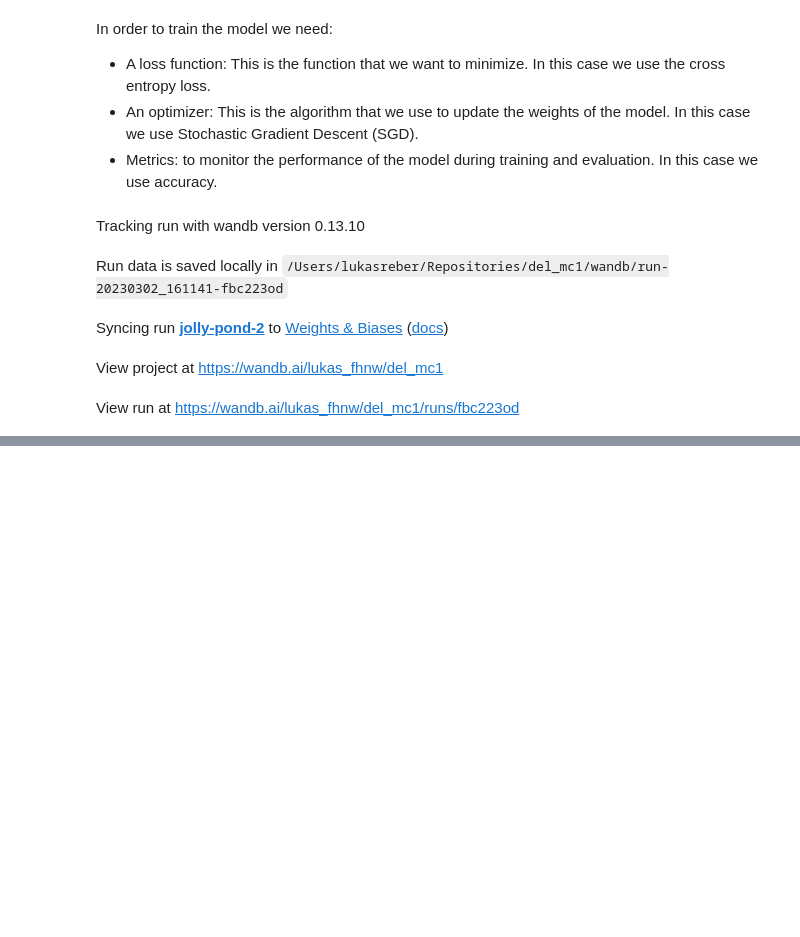
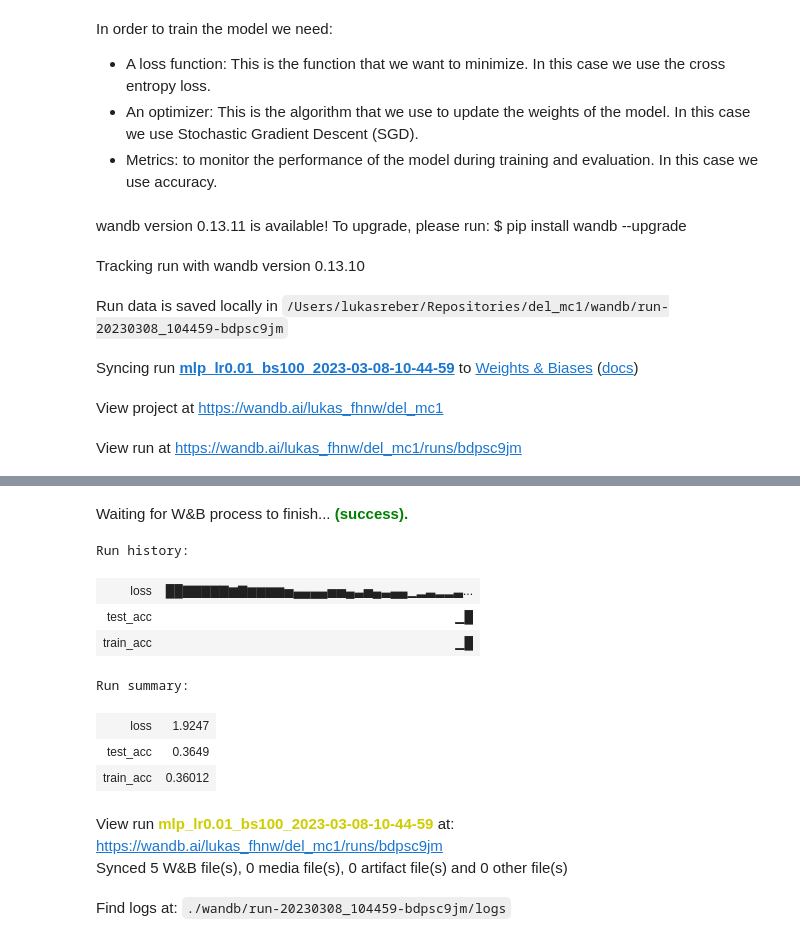
Before and after one commit to lukasreber/del_mc1, a Jupyter notebook: mc1.ipynb, the cells around one changed output, grey strips where cells are left out. Cells and saved outputs as stored; diff of their text form; code cells hidden in the pictures; blank space fills up the shorter version.

```diff
--- a/mc1.ipynb
+++ b/mc1.ipynb
@@ -239,7 +241,7 @@ config = dict(
 )
 
 mlp_1 = model_training(
-    modelclass=lambda: MultiLayerPerceptron(),
+    modelclass=lambda: MLP_1(config['input_size'], config['output_size'],config['hidden_layers'][0], config['hidden_layers'][1]),
     optimizer=lambda model: torch.optim.SGD(model.parameters(), lr=config['learning_rate']),
     traindata=torch.utils.data.DataLoader(cifar_train, batch_size=config['batch_size'], shuffle=True),
     testdata=torch.utils.data.DataLoader(cifar_test, batch_size=config['batch_size'], shuffle=True),
@@ -248,11 +250,11 @@ mlp_1 = model_training(
     device=device,
     params=config
 )
-#plot_eval(mlp_1)
 # %% [output]
-Tracking run with wandb version 0.13.10
+wandb version 0.13.11 is available! To upgrade, please run: $ pip install wandb --upgrade
-Run data is saved locally in /Users/lukasreber/Repositories/del_mc1/wandb/run-20230302_161141-fbc223od
+Tracking run with wandb version 0.13.10
-Syncing run jolly-pond-2 to Weights & Biases (docs)
+Run data is saved locally in /Users/lukasreber/Repositories/del_mc1/wandb/run-20230308_104459-bdpsc9jm
-View project at https://wandb.ai/lukas_fhnw/del_mc1
+Syncing run mlp_lr0.01_bs100_2023-03-08-10-44-59 to Weights & Biases (docs)
-View run at https://wandb.ai/lukas_fhnw/del_mc1/runs/fbc223od
+View project at https://wandb.ai/lukas_fhnw/del_mc1
+View run at https://wandb.ai/lukas_fhnw/del_mc1/runs/bdpsc9jm
 epoch: 1, iteration: 0 loss: 0.023
@@ -269,0 +272,12 @@ Epoch 2: Test Accuracy: 36.35%, Train Accuracy: 36.488%
+Waiting for W&B process to finish... (success).
+Run history:
+| loss | ██▇▇▇▇▇▆▇▆▆▆▆▅▄▄▄▄▅▅▄▃▅▄▃▄▄▁▂▃▂▂▃... |
+| test_acc | ▁█ |
+| train_acc | ▁█ |
+Run summary:
+| loss | 1.9247 |
+| test_acc | 0.3649 |
+| train_acc | 0.36012 |
+View run mlp_lr0.01_bs100_2023-03-08-10-44-59 at: https://wandb.ai/lukas_fhnw/del_mc1/runs/bdpsc9jm
+Synced 5 W&B file(s), 0 media file(s), 0 artifact file(s) and 0 other file(s)
+Find logs at: ./wandb/run-20230308_104459-bdpsc9jm/logs
```
Also changed, not shown: parts of 10 cells of this notebook.
